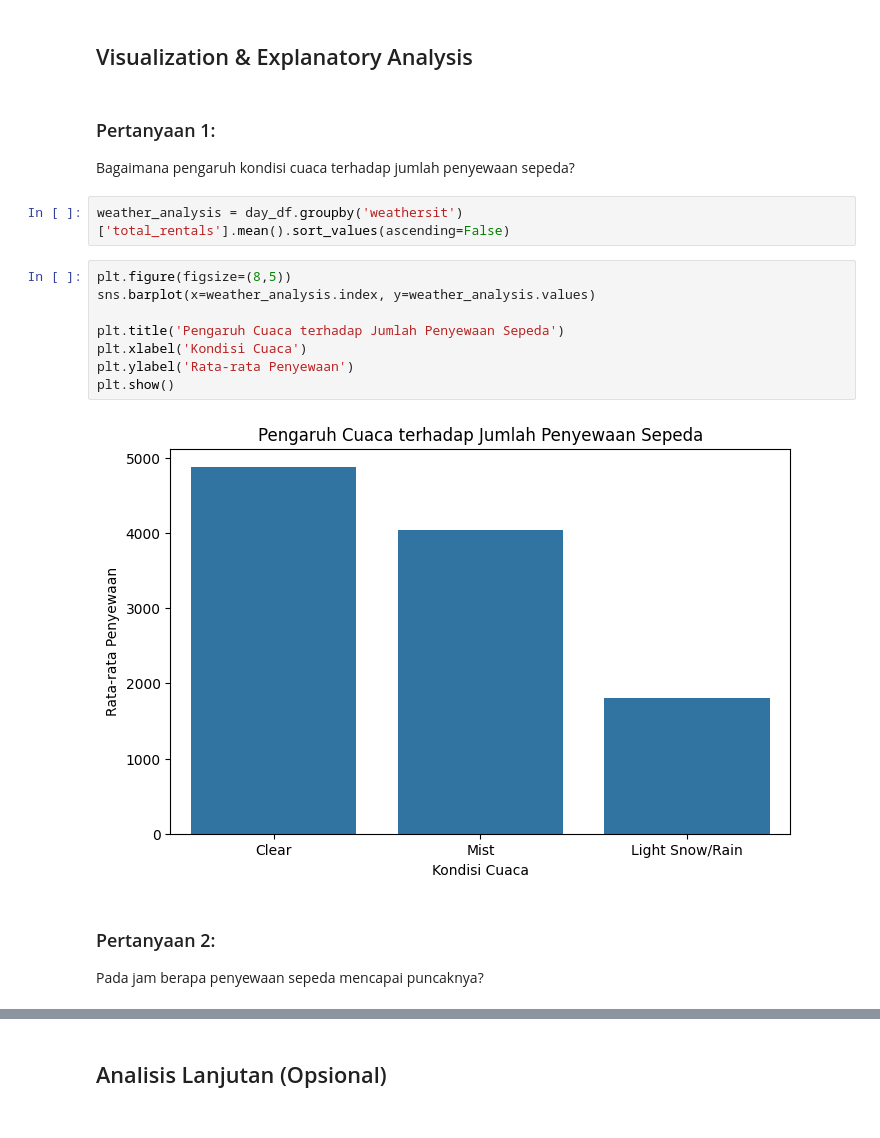
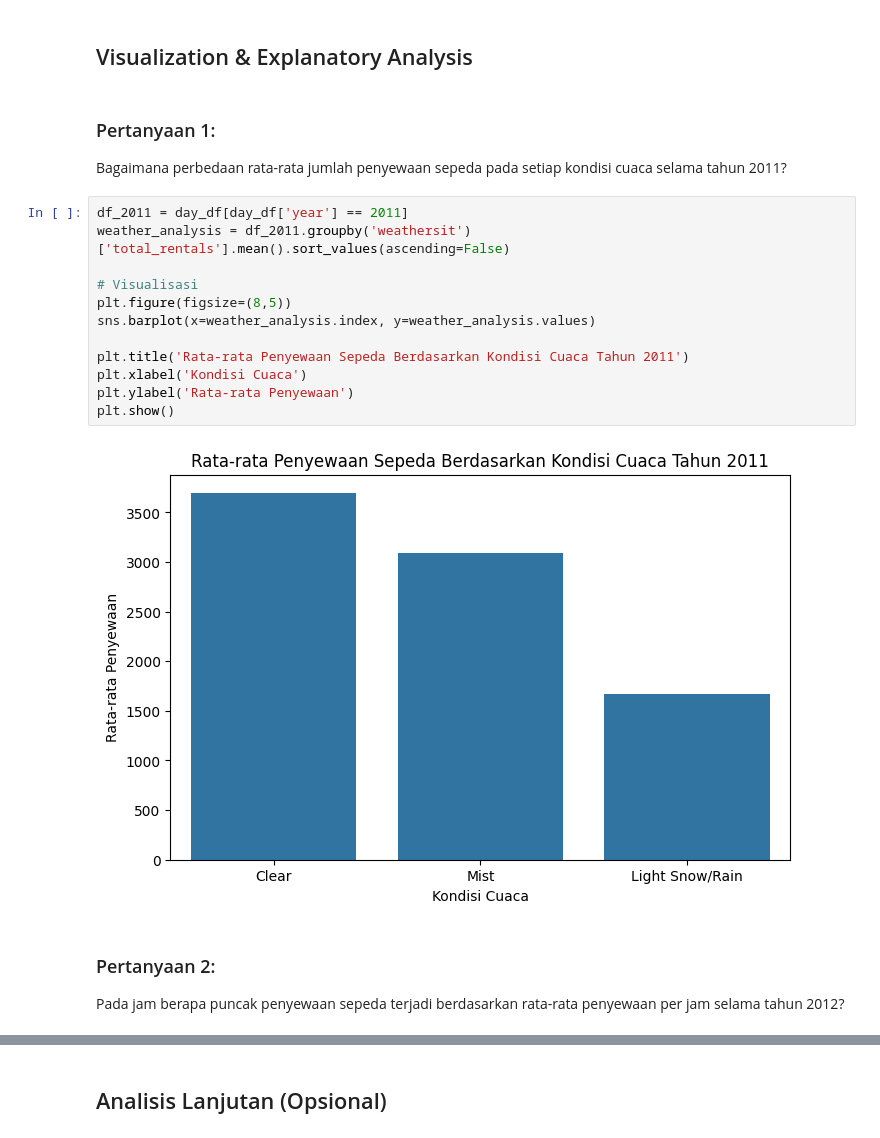
Before and after one commit to Anitawidyastini/submission, a Jupyter notebook: notebook.ipynb, the cells around one changed output, grey strips where cells are left out. Cells and saved outputs as stored; diff of their text form.

```diff
--- a/notebook.ipynb
+++ b/notebook.ipynb
@@ -274,19 +274,21 @@ Pola ini menunjukkan bahwa penggunaan sepeda sangat dipengaruhi oleh aktivitas h
 ## Visualization & Explanatory Analysis
 # %% [markdown]
 ### Pertanyaan 1:
-Bagaimana pengaruh kondisi cuaca terhadap jumlah penyewaan sepeda?
+Bagaimana perbedaan rata-rata jumlah penyewaan sepeda pada setiap kondisi cuaca selama tahun 2011?
-# %%
-weather_analysis = day_df.groupby('weathersit')['total_rentals'].mean().sort_values(ascending=False)
 # %%
+df_2011 = day_df[day_df['year'] == 2011]
+weather_analysis = df_2011.groupby('weathersit')['total_rentals'].mean().sort_values(ascending=False)
+
+# Visualisasi
 plt.figure(figsize=(8,5))
 sns.barplot(x=weather_analysis.index, y=weather_analysis.values)
 
-plt.title('Pengaruh Cuaca terhadap Jumlah Penyewaan Sepeda')
+plt.title('Rata-rata Penyewaan Sepeda Berdasarkan Kondisi Cuaca Tahun 2011')
 plt.xlabel('Kondisi Cuaca')
 plt.ylabel('Rata-rata Penyewaan')
 plt.show()
 # %% [output]
-[figure, old version]
+[figure, new version]
 # %% [markdown]
 ### Pertanyaan 2:
-Pada jam berapa penyewaan sepeda mencapai puncaknya?
+Pada jam berapa puncak penyewaan sepeda terjadi berdasarkan rata-rata penyewaan per jam selama tahun 2012?
```
Also changed, not shown: parts of 9 cells of this notebook.
